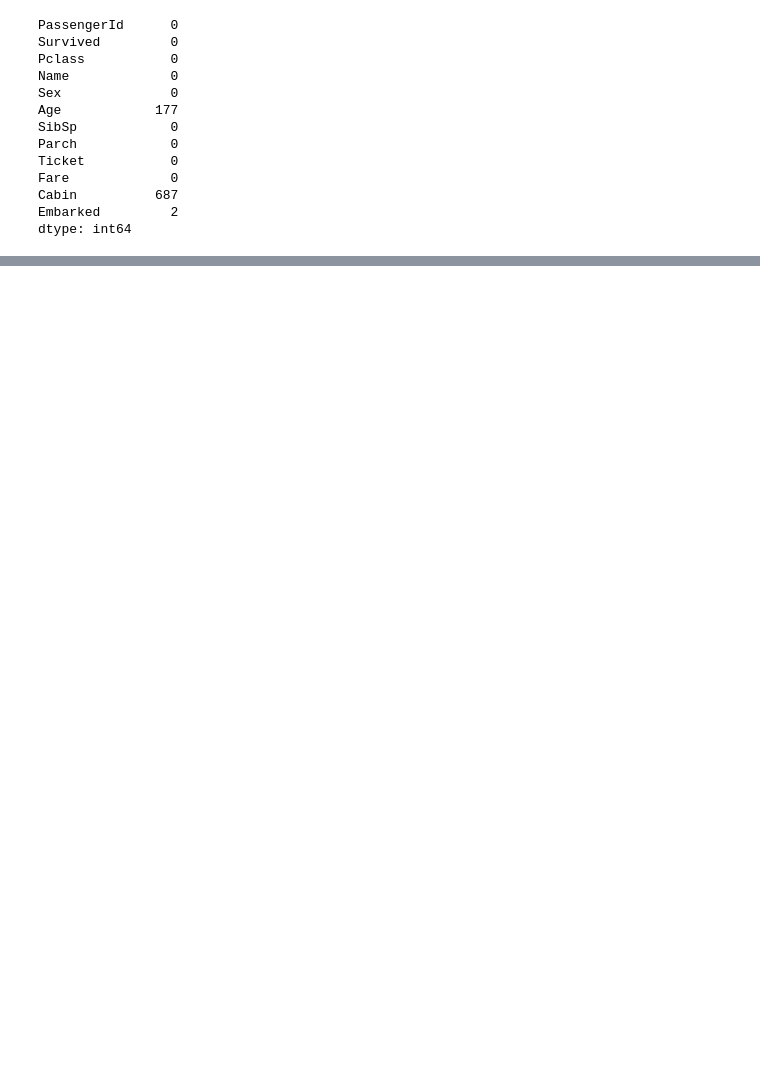
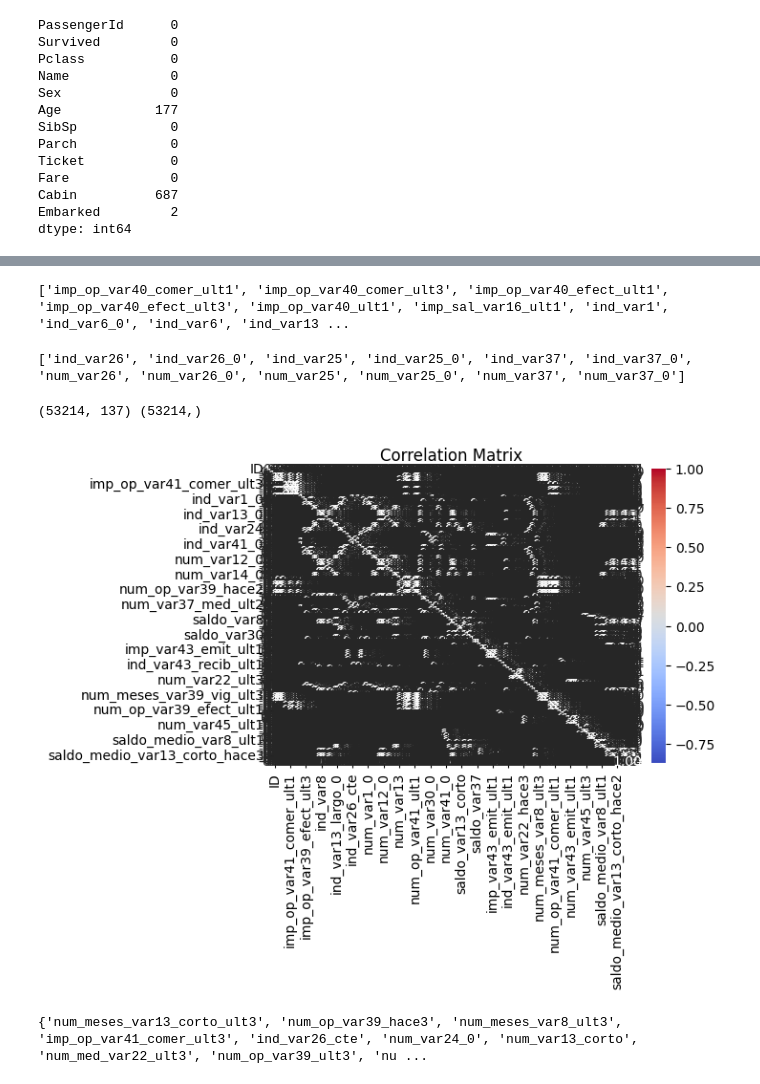
Before and after one commit to Madathanapalleleena/ML_LAB_152, a Jupyter notebook: ML_Lab_Practice.ipynb, the cells around one changed output, grey strips where cells are left out. Drawn from its saved outputs; the diff is of its cells as text; code cells hidden in the pictures; blank space fills up the shorter version.

```diff
--- a/ML_Lab_Practice.ipynb
+++ b/ML_Lab_Practice.ipynb
@@ -976,0 +1266,11 @@ from scipy.stats import chi2_contingency
+# %%
+quasi_feat=[]
+for col in x_train.columns:
+  predominant=(x_train[col].value_counts()/float(len(x_train))).sort_values(ascending=False).values[0]
+  if predominant>=0.99:
+    quasi_feat.append(col)
+print(quasi_feat)
+# %% [output]
+['imp_op_var40_comer_ult1', 'imp_op_var40_comer_ult3', 'imp_op_var40_efect_ult1', 'imp_op_var40_efect_ult3', 'imp_op_var40_ult1', 'imp_sal_var16_ult1', 'ind_var1', 'ind_var6_0', 'ind_var6', 'ind_var13 ...
+# %%
+x_train.drop(labels=quasi_feat,axis=1,inplace=True)
@@ -976,0 +1279,45 @@ from scipy.stats import chi2_contingency
+# %%
+duplicate_features=[]
+for col1 in x_train.columns:
+  for col2 in x_train.columns:
+    if col1!=col2:
+      if x_train[col1].equals(x_train[col2]):
+        duplicate_features.append(col2)
+print(duplicate_features)
+# %% [output]
+['ind_var26', 'ind_var26_0', 'ind_var25', 'ind_var25_0', 'ind_var37', 'ind_var37_0', 'num_var26', 'num_var26_0', 'num_var25', 'num_var25_0', 'num_var37', 'num_var37_0']
+# %%
+x_train.drop(labels=duplicate_features,axis=1,inplace=True)
+x_test.drop(labels=duplicate_features,axis=1,inplace=True)
+# %%
+print(x_train.shape,y_train.shape)
+# %% [output]
+(53214, 137) (53214,)
+# %%
+import matplotlib.pyplot as plt
+import seaborn as sns
+numeric_data=x_train.select_dtypes(include=['number'])
+corrmat=numeric_data.corr()
+plt.figure(figsize=(6,4))
+sns.heatmap(corrmat, annot=True, fmt=".2f", cmap="coolwarm")
+plt.title("Correlation Matrix")
+plt.show()
+# %% [output]
+[figure, added]
+# %%
+def correlation(dataset,threshold):
+    col_corr = set()
+    corr_matrix = dataset.corr()
+    # Iterate through the upper triangle of the correlation matrix
+    for i in range(len(corr_matrix.columns)):
+        for j in range(i):
+            if abs(corr_matrix.iloc[i, j]) > threshold:
+                colname = corr_matrix.columns[i]  # Keep one of the two correlated columns
+                col_corr.add(colname)
+    return col_corr
+
+corr_features = correlation(x_train.select_dtypes(include=['number']), 0.9)
+correlated_features = set(corr_features)
+print(correlated_features)
+# %% [output]
+{'num_meses_var13_corto_ult3', 'num_op_var39_hace3', 'num_meses_var8_ult3', 'imp_op_var41_comer_ult3', 'ind_var26_cte', 'num_var24_0', 'num_var13_corto', 'num_med_var22_ult3', 'num_op_var39_ult3', 'nu ...
```
Also changed, not shown: parts of 44 cells of this notebook.
